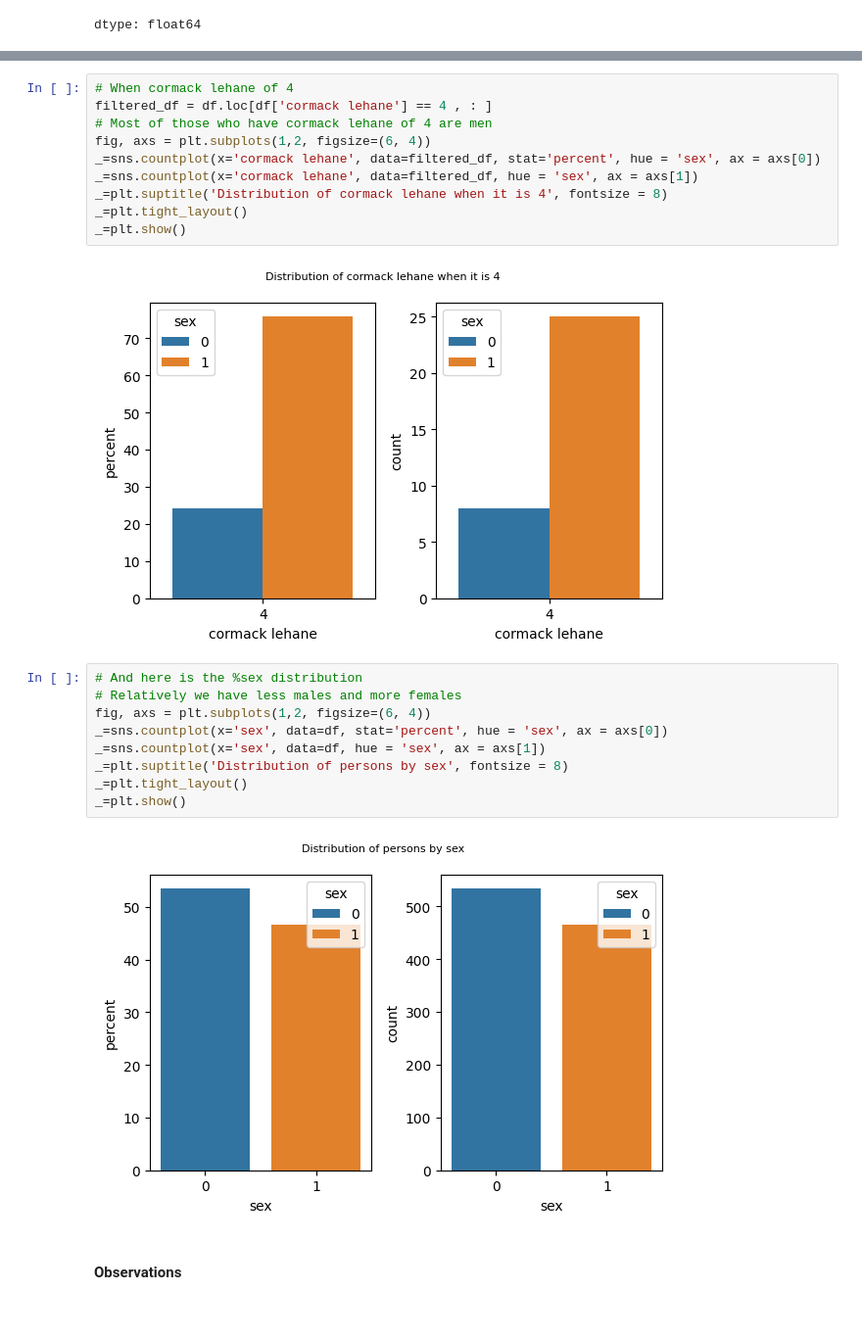
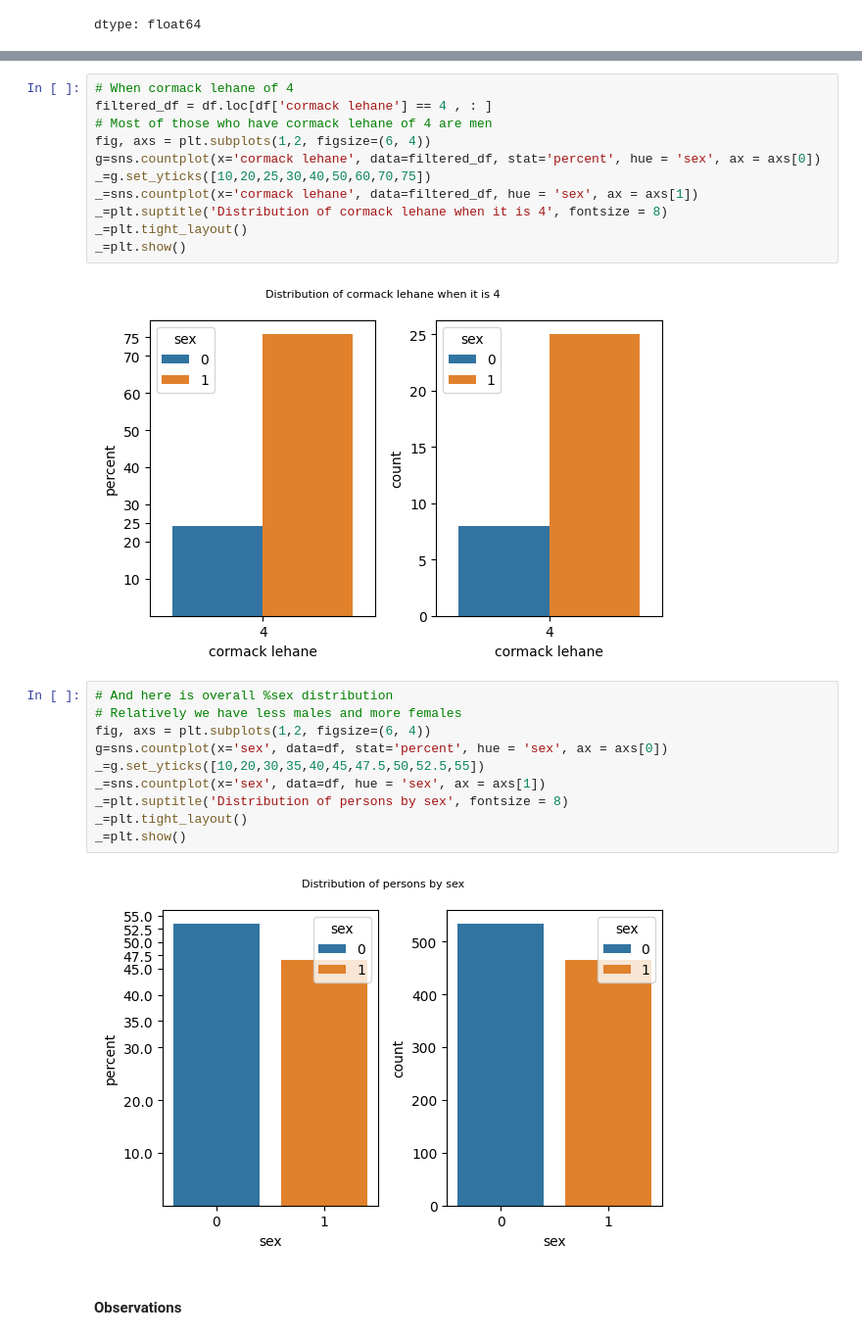
Before and after one commit to harnalashok/classification, a Jupyter notebook: airways.ipynb, the cells around one changed output, grey strips where cells are left out. Shown at 98% size. Drawn from its saved outputs; the diff is of its cells as text.

```diff
--- a/airways.ipynb
+++ b/airways.ipynb
@@ -401,24 +402,26 @@ _=plt.show()
 filtered_df = df.loc[df['cormack lehane'] == 4 , : ]
 # Most of those who have cormack lehane of 4 are men
 fig, axs = plt.subplots(1,2, figsize=(6, 4))
-_=sns.countplot(x='cormack lehane', data=filtered_df, stat='percent', hue = 'sex', ax = axs[0])
+g=sns.countplot(x='cormack lehane', data=filtered_df, stat='percent', hue = 'sex', ax = axs[0])
+_=g.set_yticks([10,20,25,30,40,50,60,70,75])
 _=sns.countplot(x='cormack lehane', data=filtered_df, hue = 'sex', ax = axs[1])
 _=plt.suptitle('Distribution of cormack lehane when it is 4', fontsize = 8)
 _=plt.tight_layout()
 _=plt.show()
 # %% [output]
-[figure, old version]
+[figure, new version]
 # %%
-# And here is the %sex distribution
+# And here is overall %sex distribution
 # Relatively we have less males and more females
 fig, axs = plt.subplots(1,2, figsize=(6, 4))
-_=sns.countplot(x='sex', data=df, stat='percent', hue = 'sex', ax = axs[0])
+g=sns.countplot(x='sex', data=df, stat='percent', hue = 'sex', ax = axs[0])
+_=g.set_yticks([10,20,30,35,40,45,47.5,50,52.5,55])
 _=sns.countplot(x='sex', data=df, hue = 'sex', ax = axs[1])
 _=plt.suptitle('Distribution of persons by sex', fontsize = 8)
 _=plt.tight_layout()
 _=plt.show()
 # %% [output]
-[figure, old version]
+[figure, new version]
 # %% [markdown]
 #### **Observations**
 # %% [markdown]
```
Also changed, not shown: parts of 2 cells of this notebook.
